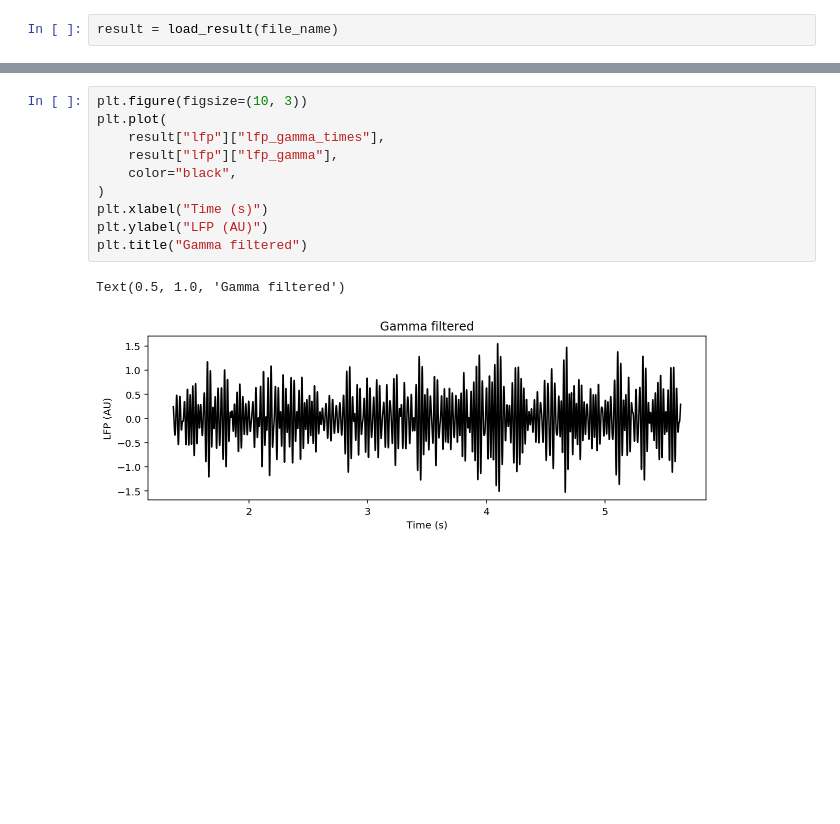
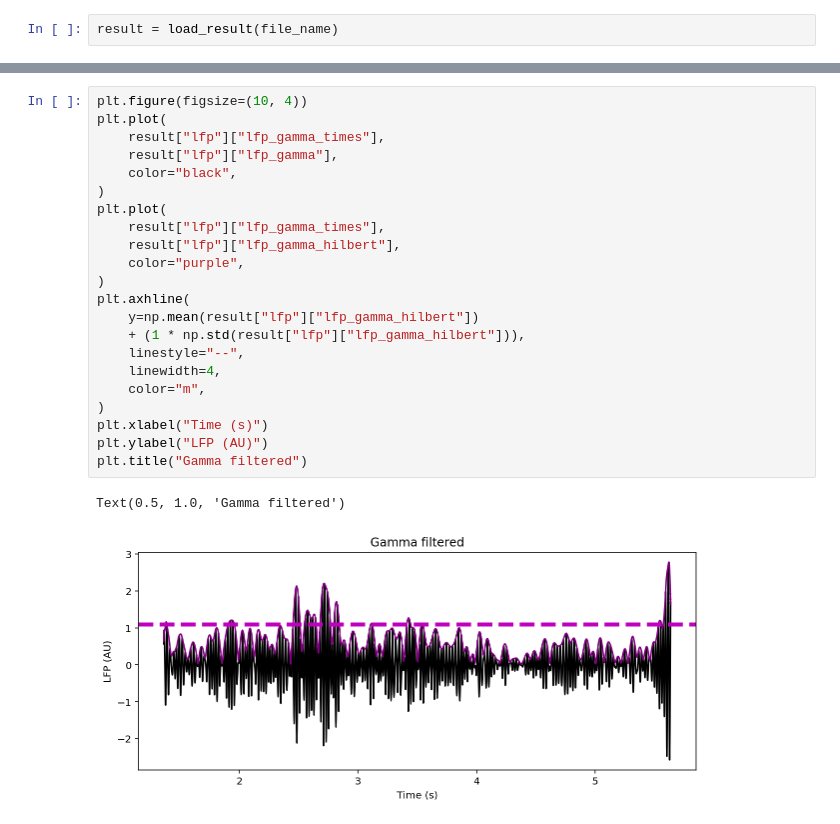
Before and after one commit to parenthetical-e/theagamma, a Jupyter notebook: notebooks/test-ing.ipynb, the cells around one changed output, grey strips where cells are left out. Cells and saved outputs as stored; diff of their text form; blank space fills up the shorter version.

Commit message:
fea: add hilbert to lfp (test-ing)

```diff
--- a/notebooks/test-ing.ipynb
+++ b/notebooks/test-ing.ipynb
@@ -74,16 +75,28 @@ plt.xlim(0, 100)
 # %%
-plt.figure(figsize=(10, 3))
+plt.figure(figsize=(10, 4))
 plt.plot(
     result["lfp"]["lfp_gamma_times"],
     result["lfp"]["lfp_gamma"],
     color="black",
 )
+plt.plot(
+    result["lfp"]["lfp_gamma_times"],
+    result["lfp"]["lfp_gamma_hilbert"],
+    color="purple",
+)
+plt.axhline(
+    y=np.mean(result["lfp"]["lfp_gamma_hilbert"])
+    + (1 * np.std(result["lfp"]["lfp_gamma_hilbert"])),
+    linestyle="--",
+    linewidth=4,
+    color="m",
+)
 plt.xlabel("Time (s)")
 plt.ylabel("LFP (AU)")
 plt.title("Gamma filtered")
 # %% [output]
 Text(0.5, 1.0, 'Gamma filtered')
-[figure, old version]
+[figure, new version]
 # %%
 plt.figure(figsize=(10, 4))
 plt.plot(*result["rates"]["osc"], color="black")
```
Also changed, not shown: parts of 8 cells of this notebook.
